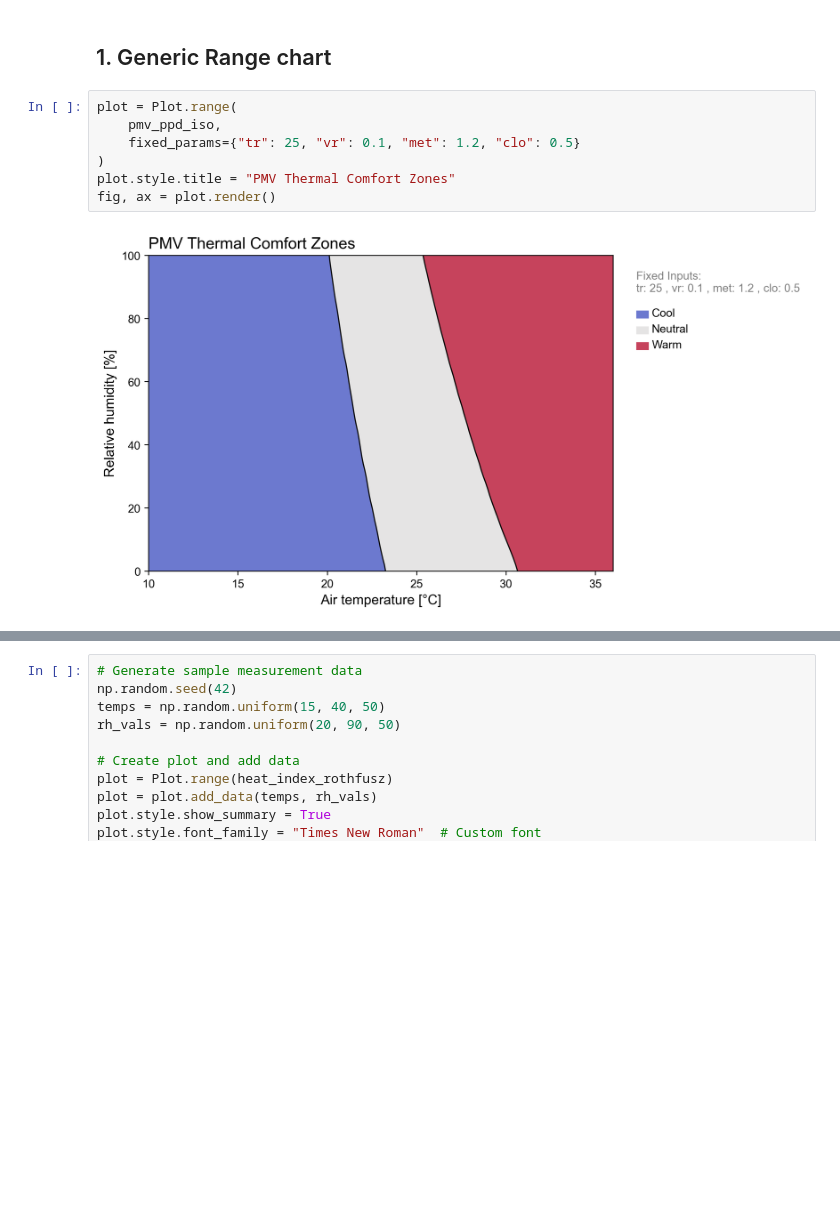
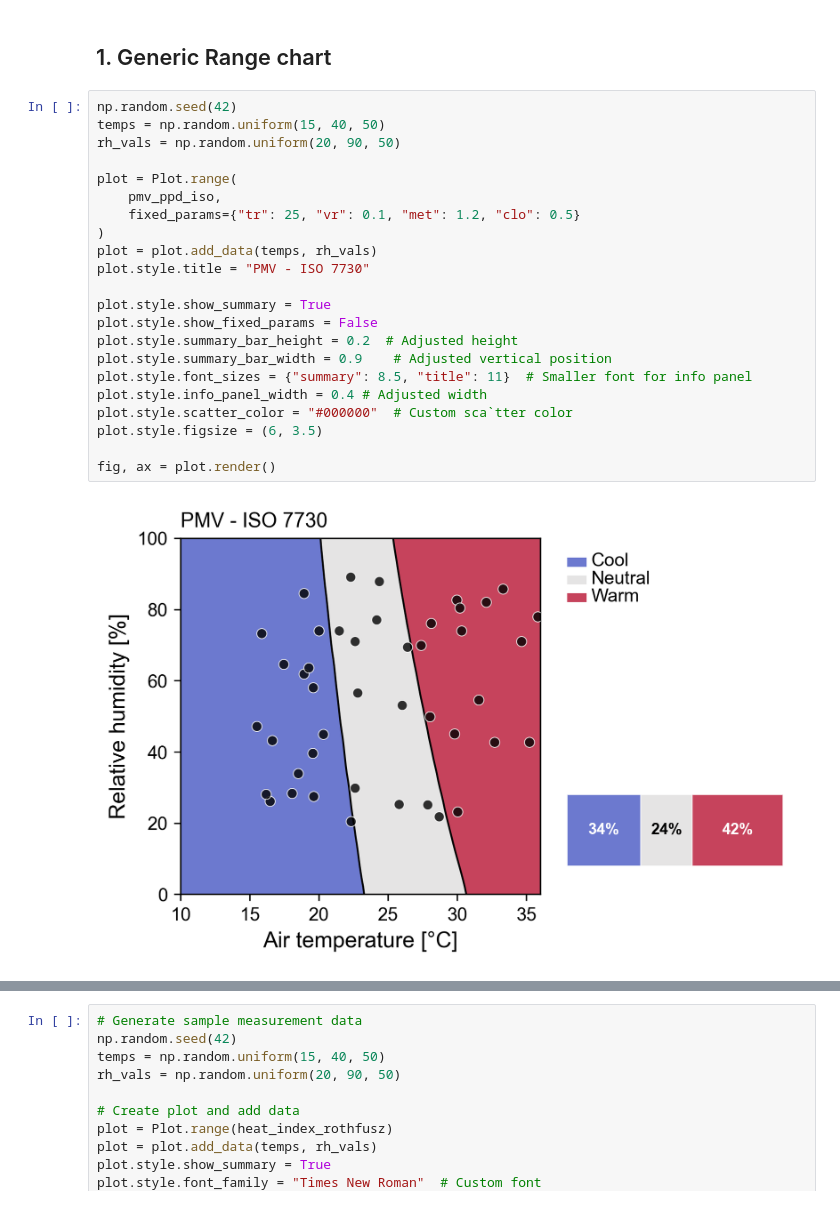
Before and after one commit to CenterForTheBuiltEnvironment/pythermalcomfort, a Jupyter notebook: test_notebook.ipynb, the cells around one changed output, grey strips where cells are left out. Saved outputs shown, nothing was run; the diff lists cells and outputs as text; blank space fills up the shorter version.

Commit message:
build: develop plot module structure

```diff
--- a/test_notebook.ipynb
+++ b/test_notebook.ipynb
@@ -17,14 +17,29 @@ from pythermalcomfort.plots import Plot
 # %% [markdown]
 ## 1. Generic Range chart
 # %%
+np.random.seed(42)
+temps = np.random.uniform(15, 40, 50)
+rh_vals = np.random.uniform(20, 90, 50)
+
 plot = Plot.range(
     pmv_ppd_iso,
     fixed_params={"tr": 25, "vr": 0.1, "met": 1.2, "clo": 0.5}
 )
-plot.style.title = "PMV Thermal Comfort Zones"
+plot = plot.add_data(temps, rh_vals)
+plot.style.title = "PMV - ISO 7730"
+
+plot.style.show_summary = True
+plot.style.show_fixed_params = False
+plot.style.summary_bar_height = 0.2  # Adjusted height
+plot.style.summary_bar_width = 0.9    # Adjusted vertical position
+plot.style.font_sizes = {"summary": 8.5, "title": 11}  # Smaller font for info panel
+plot.style.info_panel_width = 0.4 # Adjusted width
+plot.style.scatter_color = "#000000"  # Custom sca`tter color
+plot.style.figsize = (6, 3.5)
+
 fig, ax = plot.render()
 # %% [output]
-[figure, old version]
+[figure, new version]
 # %%
 plot = Plot.range(heat_index_rothfusz)
 plot.style.title = "Heat Index Categories"
```
Also changed, not shown: parts of 4 cells of this notebook, 13 other files.
